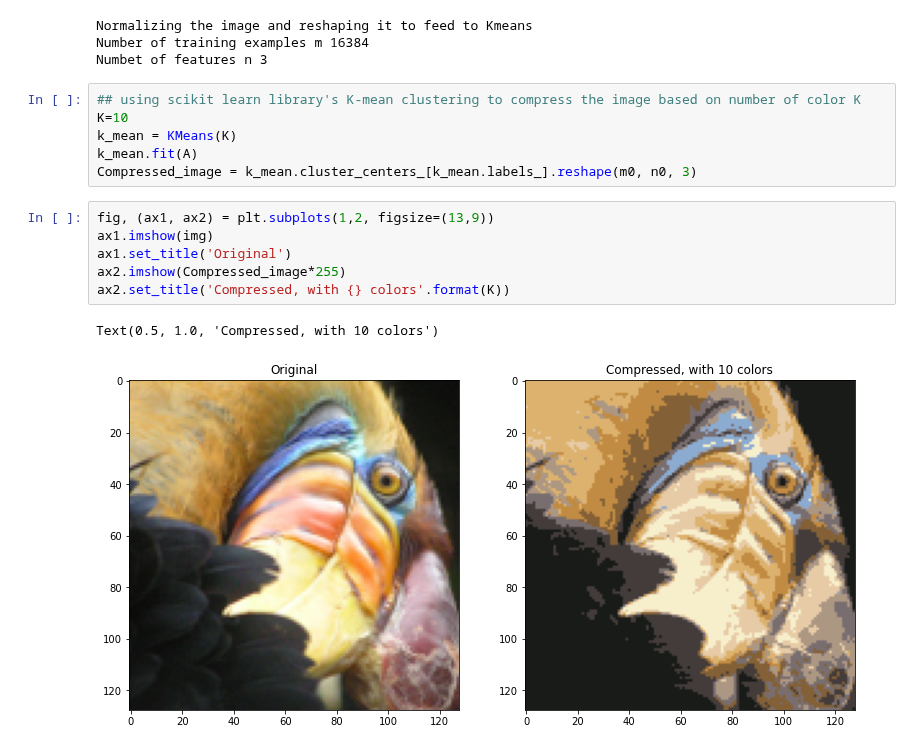
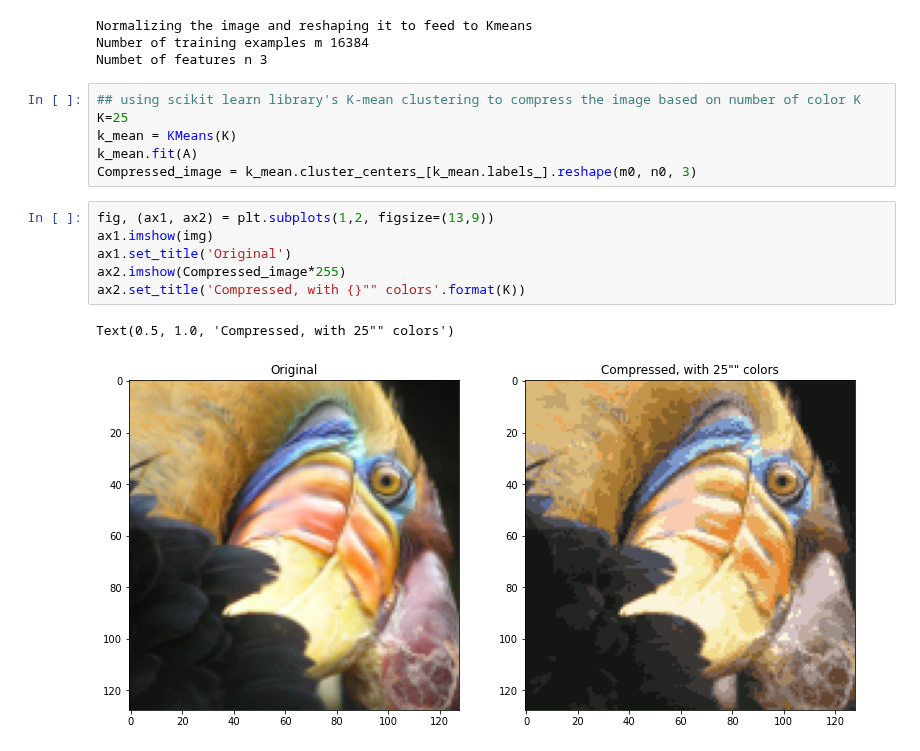
Before and after one commit to viswambhar-yasa/machine_learning, a Jupyter notebook: K_mean_clustering.ipynb, the cells around one changed output. Cells and saved outputs as stored; diff of their text form.

```diff
--- a/K_mean_clustering.ipynb
+++ b/K_mean_clustering.ipynb
@@ -237,16 +237,16 @@ Number of training examples m 16384
 Numbet of features n 3
 # %%
 ## using scikit learn library's K-mean clustering to compress the image based on number of color K
-K=10
+K=25
 k_mean = KMeans(K)
 k_mean.fit(A)
 Compressed_image = k_mean.cluster_centers_[k_mean.labels_].reshape(m0, n0, 3)
 # %%
 fig, (ax1, ax2) = plt.subplots(1,2, figsize=(13,9))
 ax1.imshow(img)
 ax1.set_title('Original')
 ax2.imshow(Compressed_image*255)
-ax2.set_title('Compressed, with {} colors'.format(K))
+ax2.set_title('Compressed, with {}"" colors'.format(K))
 # %% [output]
-Text(0.5, 1.0, 'Compressed, with 10 colors')
+Text(0.5, 1.0, 'Compressed, with 25"" colors')
-[figure, old version]
+[figure, new version]
```
Also changed, not shown: 2 other files.
